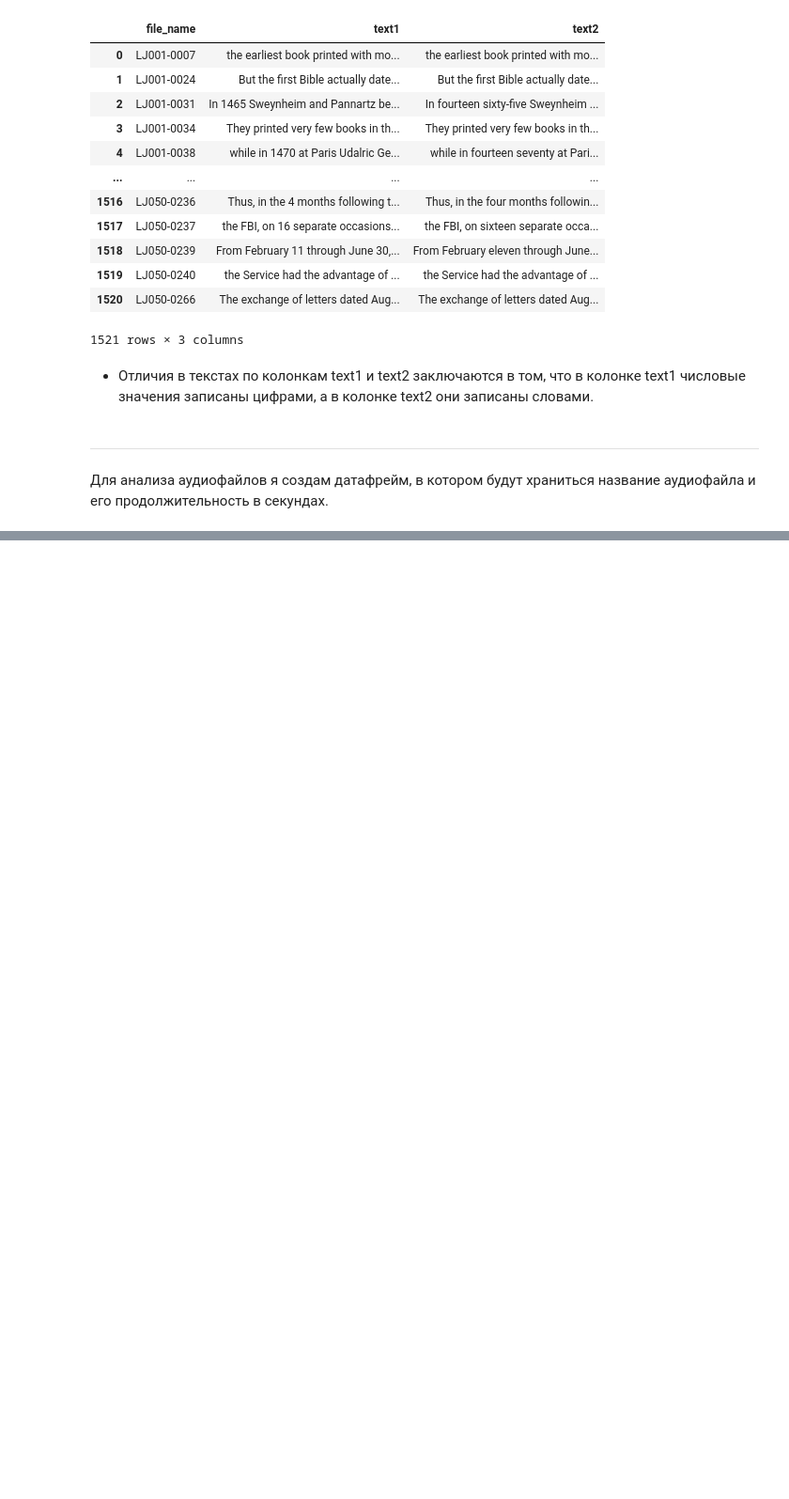
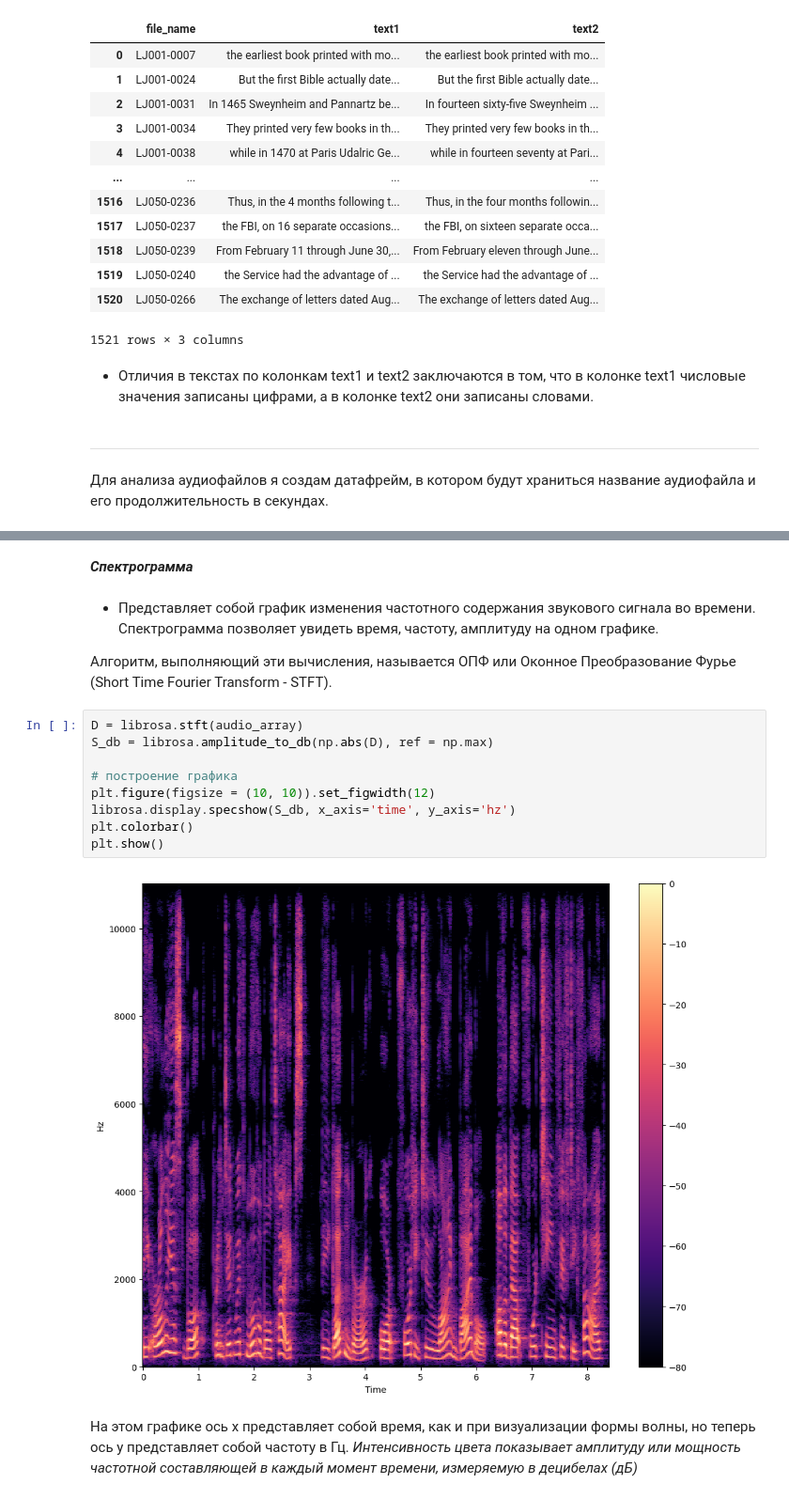
Before and after one commit to sollltit/tts1, a Jupyter notebook: Module_A/Module_A.ipynb, the cells around one changed output, grey strips where cells are left out. Shown at 94% size. Drawn from its saved outputs; the diff is of its cells as text; blank space fills up the shorter version.

```diff
--- a/Module_A/Module_A.ipynb
+++ b/Module_A/Module_A.ipynb
@@ -153,0 +241,19 @@ ImportError: Numba needs NumPy 2.1 or less. Got NumPy 2.2.
+# %% [markdown]
+***Спектрограмма***
+# %% [markdown]
+* Представляет собой график изменения частотного содержания звукового сигнала во времени. Спектрограмма позволяет увидеть время, частоту, амплитуду на одном графике.
+
+Алгоритм, выполняющий эти вычисления, называется ОПФ или Оконное Преобразование Фурье (Short Time Fourier Transform - STFT).
+# %%
+D = librosa.stft(audio_array)
+S_db = librosa.amplitude_to_db(np.abs(D), ref = np.max)
+
+# построение графика
+plt.figure(figsize = (10, 10)).set_figwidth(12)
+librosa.display.specshow(S_db, x_axis='time', y_axis='hz')
+plt.colorbar()
+plt.show()
+# %% [output]
+[figure, added]
+# %% [markdown]
+На этом графике ось x представляет собой время, как и при визуализации формы волны, но теперь ось y представляет собой частоту в Гц. *Интенсивность цвета показывает амплитуду или мощность частотной составляющей в каждый момент времени, измеряемую в децибелах (дБ)*
```
Also changed, not shown: parts of 16 cells of this notebook, 1 other file.
